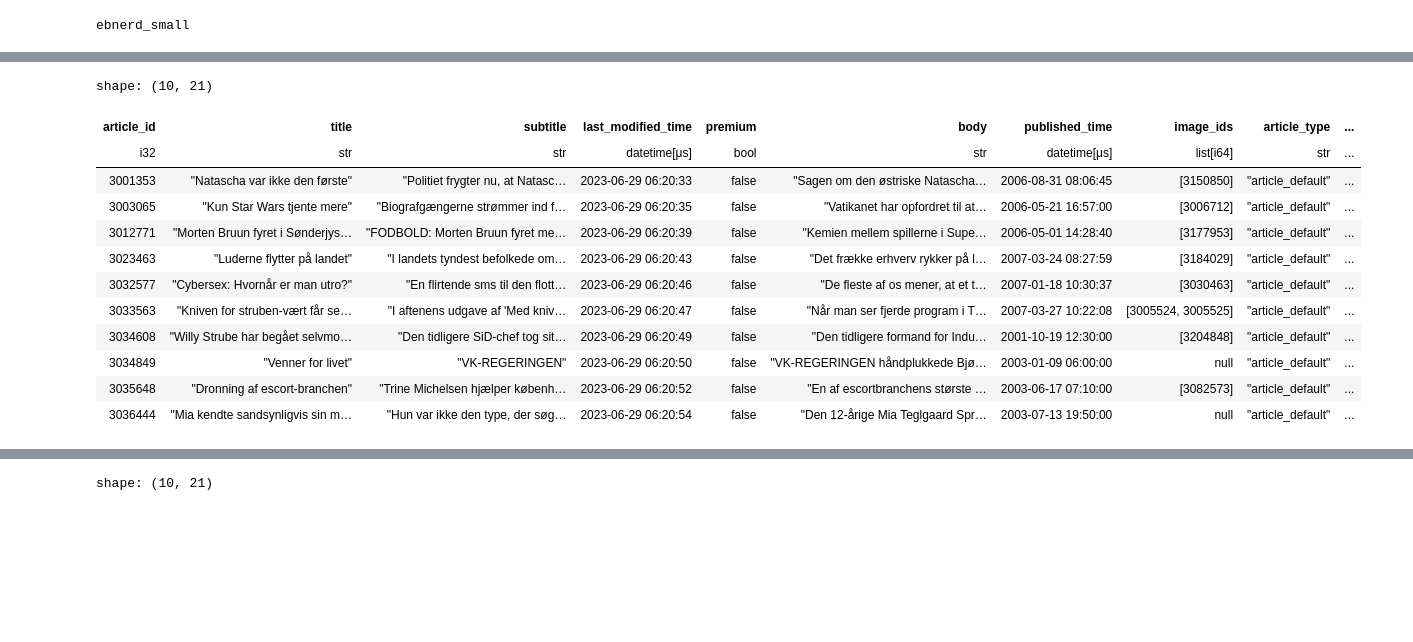
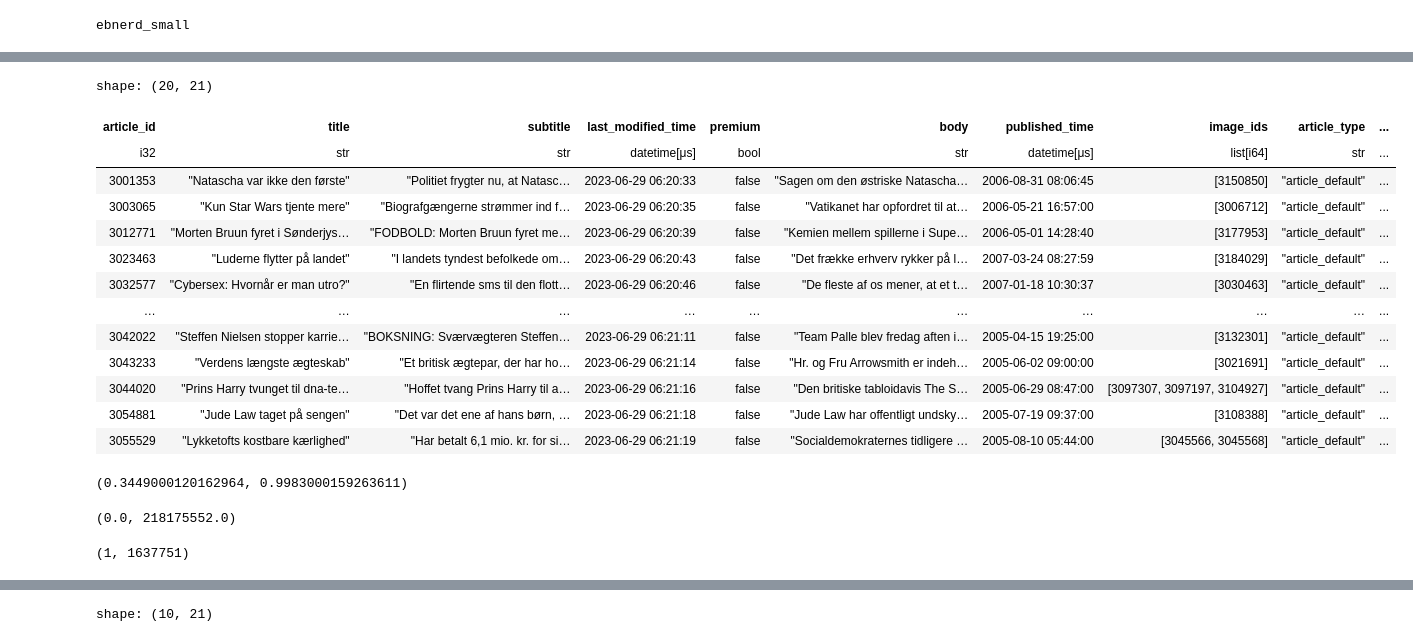
Before and after one commit to Gustavclausen1804/Deeplearning-RecSys-Challenge-2024, a Jupyter notebook: docvec.ipynb, the cells around one changed output, grey strips where cells are left out. Drawn from its saved outputs; the diff is of its cells as text; code cells hidden in the pictures; blank space fills up the shorter version.

```diff
--- a/docvec.ipynb
+++ b/docvec.ipynb
@@ -272,17 +275,33 @@ Number of users in df_train: 8941
 # %%
 df_articles = pl.read_parquet(PATH.joinpath("articles.parquet"))
-df_articles.head(10)
+df_articles.head(20)
 # %% [output]
-shape: (10, 21)
+shape: (20, 21)
 | article_id | title | subtitle | last_modified_time | premium | body | published_time | image_ids | article_type | ... |
 | i32 | str | str | datetime[μs] | bool | str | datetime[μs] | list[i64] | str | ... |
 | 3001353 | "Natascha var ikke den første" | "Politiet frygter nu, at Natasc… | 2023-06-29 06:20:33 | false | "Sagen om den østriske Natascha… | 2006-08-31 08:06:45 | [3150850] | "article_default" | ... |
 | 3003065 | "Kun Star Wars tjente mere" | "Biografgængerne strømmer ind f… | 2023-06-29 06:20:35 | false | "Vatikanet har opfordret til at… | 2006-05-21 16:57:00 | [3006712] | "article_default" | ... |
 | 3012771 | "Morten Bruun fyret i Sønderjys… | "FODBOLD: Morten Bruun fyret me… | 2023-06-29 06:20:39 | false | "Kemien mellem spillerne i Supe… | 2006-05-01 14:28:40 | [3177953] | "article_default" | ... |
 | 3023463 | "Luderne flytter på landet" | "I landets tyndest befolkede om… | 2023-06-29 06:20:43 | false | "Det frække erhverv rykker på l… | 2007-03-24 08:27:59 | [3184029] | "article_default" | ... |
 | 3032577 | "Cybersex: Hvornår er man utro?" | "En flirtende sms til den flott… | 2023-06-29 06:20:46 | false | "De fleste af os mener, at et t… | 2007-01-18 10:30:37 | [3030463] | "article_default" | ... |
-| 3033563 | "Kniven for struben-vært får se… | "I aftenens udgave af 'Med kniv… | 2023-06-29 06:20:47 | false | "Når man ser fjerde program i T… | 2007-03-27 10:22:08 | [3005524, 3005525] | "article_default" | ... |
-| 3034608 | "Willy Strube har begået selvmo… | "Den tidligere SiD-chef tog sit… | 2023-06-29 06:20:49 | false | "Den tidligere formand for Indu… | 2001-10-19 12:30:00 | [3204848] | "article_default" | ... |
-| 3034849 | "Venner for livet" | "VK-REGERINGEN" | 2023-06-29 06:20:50 | false | "VK-REGERINGEN håndplukkede Bjø… | 2003-01-09 06:00:00 | null | "article_default" | ... |
-| 3035648 | "Dronning af escort-branchen" | "Trine Michelsen hjælper københ… | 2023-06-29 06:20:52 | false | "En af escortbranchens største … | 2003-06-17 07:10:00 | [3082573] | "article_default" | ... |
-| 3036444 | "Mia kendte sandsynligvis sin m… | "Hun var ikke den type, der søg… | 2023-06-29 06:20:54 | false | "Den 12-årige Mia Teglgaard Spr… | 2003-07-13 19:50:00 | null | "article_default" | ... |
+| … | … | … | … | … | … | … | … | … | ... |
+| 3042022 | "Steffen Nielsen stopper karrie… | "BOKSNING: Sværvægteren Steffen… | 2023-06-29 06:21:11 | false | "Team Palle blev fredag aften i… | 2005-04-15 19:25:00 | [3132301] | "article_default" | ... |
+| 3043233 | "Verdens længste ægteskab" | "Et britisk ægtepar, der har ho… | 2023-06-29 06:21:14 | false | "Hr. og Fru Arrowsmith er indeh… | 2005-06-02 09:00:00 | [3021691] | "article_default" | ... |
+| 3044020 | "Prins Harry tvunget til dna-te… | "Hoffet tvang Prins Harry til a… | 2023-06-29 06:21:16 | false | "Den britiske tabloidavis The S… | 2005-06-29 08:47:00 | [3097307, 3097197, 3104927] | "article_default" | ... |
+| 3054881 | "Jude Law taget på sengen" | "Det var det ene af hans børn, … | 2023-06-29 06:21:18 | false | "Jude Law har offentligt undsky… | 2005-07-19 09:37:00 | [3108388] | "article_default" | ... |
+| 3055529 | "Lykketofts kostbare kærlighed" | "Har betalt 6,1 mio. kr. for si… | 2023-06-29 06:21:19 | false | "Socialdemokraternes tidligere … | 2005-08-10 05:44:00 | [3045566, 3045568] | "article_default" | ... |
+# %%
+# range of sentiment score
+df_articles[DEFAULT_SENTIMENT_SCORE_COL].min(), df_articles[DEFAULT_SENTIMENT_SCORE_COL].max()
+# %% [output]
+(0.3449000120162964, 0.9983000159263611)
+# %%
+# range of total_read_time
+df_articles[DEFAULT_TOTAL_READ_TIME_COL].min(), df_articles[DEFAULT_TOTAL_READ_TIME_COL].max()
+# %% [output]
+(0.0, 218175552.0)
+# %%
+# range of total_pageviews
+df_articles[DEFAULT_TOTAL_PAGEVIEWS_COL].min(), df_articles[DEFAULT_TOTAL_PAGEVIEWS_COL].max()
+# %% [output]
+(1, 1637751)
```
Also changed, not shown: parts of 28 cells of this notebook, 8 other files.
